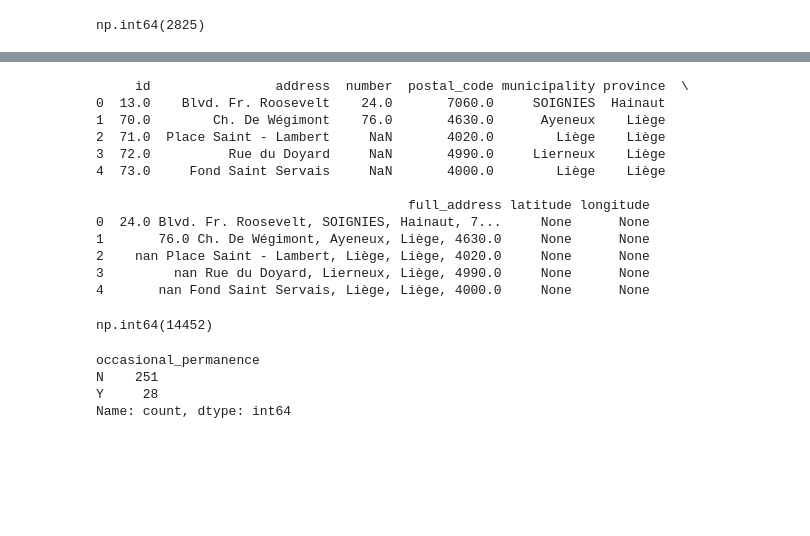
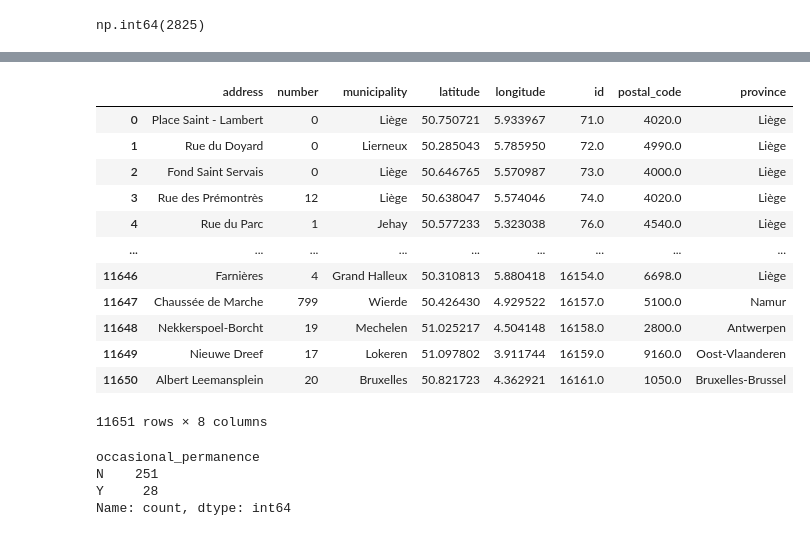
Before and after one commit to Elouan-Debels/MDAProject, a Jupyter notebook: data cleaning.ipynb, the cells around one changed output, grey strips where cells are left out. Drawn from its saved outputs; the diff is of its cells as text; code cells hidden in the pictures; blank space fills up the shorter version.

Commit message:
aed locations with coordinates

```diff
--- a/data cleaning.ipynb
+++ b/data cleaning.ipynb
@@ -493,13 +494,11 @@ nacount
 # %% [output]
 np.int64(2825)
 # %%
-
 missing_latitude = geocoded_results[geocoded_results['latitude'].isna()]
-
-# 2. Add the 'reason' column with the value "missing_coordinates"
 missing_latitude['reason'] = "missing_coordinates"
 
-# 3. Append missing latitude rows to removed_aed
 removed_AED = pd.concat([removed_AED, missing_latitude], ignore_index=True)
+removed_AED.drop(columns=['address', 'number', 'municipality', 'latitude', 'longitude', 'postal_code', 'province'])
 
-removed_AED.drop(columns=['address', 'number', 'municipality', 'latitude', 'longitude', 'postal_code', 'province'])
+#remove them from the geocoded results
+cleaned_geocoded_results = geocoded_results.dropna(subset=['latitude']).reset_index(drop=True)
@@ -603,23 +505,19 @@ KeyboardInterrupt:
-# %%
-print(test.head())
-# %% [output]
-     id                address  number  postal_code municipality province  \
-0  13.0    Blvd. Fr. Roosevelt    24.0       7060.0     SOIGNIES  Hainaut
-1  70.0        Ch. De Wégimont    76.0       4630.0      Ayeneux    Liège
-2  71.0  Place Saint - Lambert     NaN       4020.0        Liège    Liège
-3  72.0          Rue du Doyard     NaN       4990.0     Lierneux    Liège
-4  73.0     Fond Saint Servais     NaN       4000.0        Liège    Liège
-
-                                        full_address latitude longitude
-0  24.0 Blvd. Fr. Roosevelt, SOIGNIES, Hainaut, 7...     None      None
-1       76.0 Ch. De Wégimont, Ayeneux, Liège, 4630.0     None      None
-2    nan Place Saint - Lambert, Liège, Liège, 4020.0     None      None
-3         nan Rue du Doyard, Lierneux, Liège, 4990.0     None      None
-4       nan Fond Saint Servais, Liège, Liège, 4000.0     None      None
-# %%
-aed_locations_cleaned['latitude'].isna().sum()
-# %% [output]
-np.int64(14452)
+# %%
+cleaned_geocoded_results
+# %% [output]
+|  | address | number | municipality | latitude | longitude | id | postal_code | province |
+| 0 | Place Saint - Lambert | 0 | Liège | 50.750721 | 5.933967 | 71.0 | 4020.0 | Liège |
+| 1 | Rue du Doyard | 0 | Lierneux | 50.285043 | 5.785950 | 72.0 | 4990.0 | Liège |
+| 2 | Fond Saint Servais | 0 | Liège | 50.646765 | 5.570987 | 73.0 | 4000.0 | Liège |
+| 3 | Rue des Prémontrès | 12 | Liège | 50.638047 | 5.574046 | 74.0 | 4020.0 | Liège |
+| 4 | Rue du Parc | 1 | Jehay | 50.577233 | 5.323038 | 76.0 | 4540.0 | Liège |
+| ... | ... | ... | ... | ... | ... | ... | ... | ... |
+| 11646 | Farnières | 4 | Grand Halleux | 50.310813 | 5.880418 | 16154.0 | 6698.0 | Liège |
+| 11647 | Chaussée de Marche | 799 | Wierde | 50.426430 | 4.929522 | 16157.0 | 5100.0 | Namur |
+| 11648 | Nekkerspoel-Borcht | 19 | Mechelen | 51.025217 | 4.504148 | 16158.0 | 2800.0 | Antwerpen |
+| 11649 | Nieuwe Dreef | 17 | Lokeren | 51.097802 | 3.911744 | 16159.0 | 9160.0 | Oost-Vlaanderen |
+| 11650 | Albert Leemansplein | 20 | Bruxelles | 50.821723 | 4.362921 | 16161.0 | 1050.0 | Bruxelles-Brussel |
+11651 rows × 8 columns
 # %%
 #for the other tables, we simply need to remove unnecessary variables, and merge the different tables.
 #all the tables containing info can be merged into one big table, all the tables containing information from the first responders can be merged.
```
Also changed, not shown: parts of 6 cells of this notebook, 1 other file.
